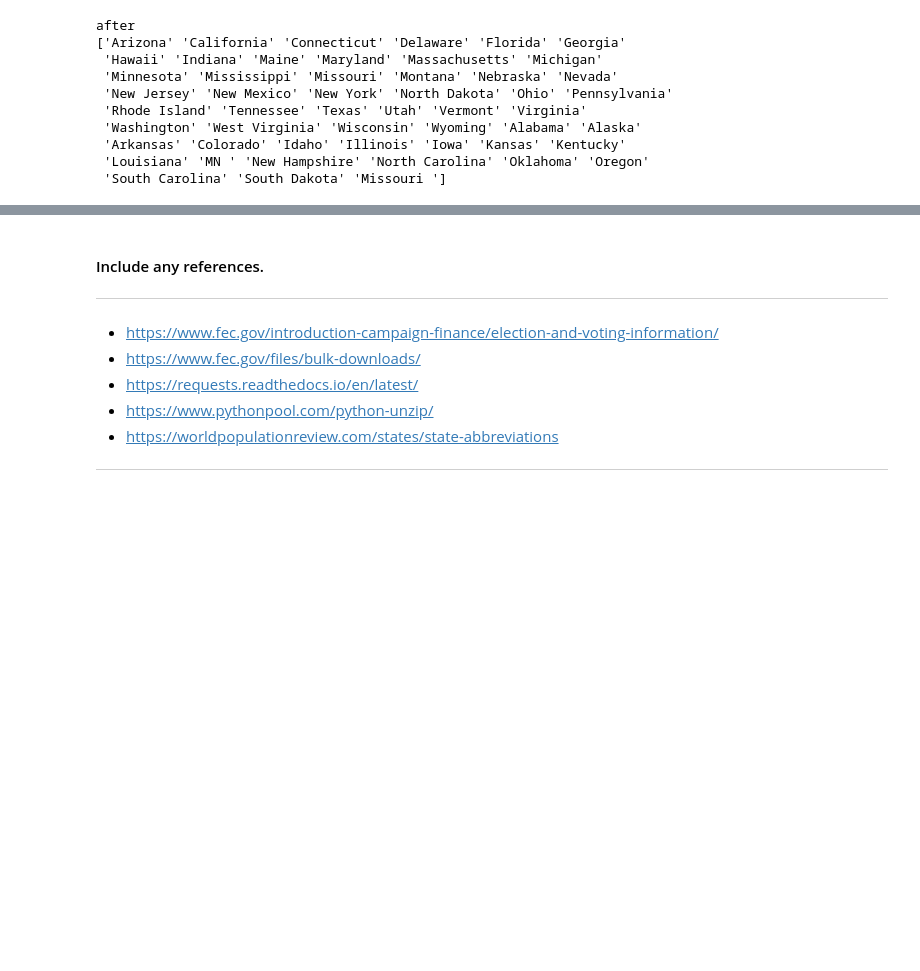
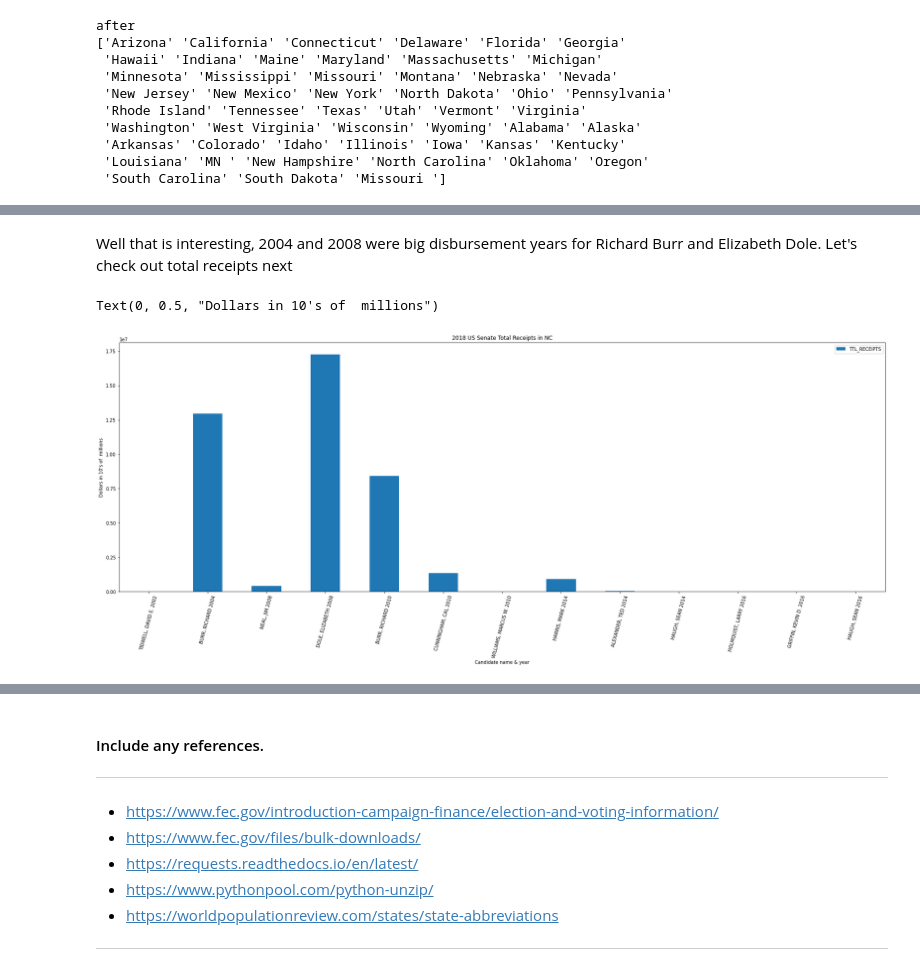
Before and after one commit to matthewasloan95/US-House-Senate-campaign-funding-vs-winning, a Jupyter notebook: Project1.ipynb, the cells around one changed output, grey strips where cells are left out. Saved outputs shown, nothing was run; the diff lists cells and outputs as text; code cells hidden in the pictures; blank space fills up the shorter version.

```diff
--- a/Project1.ipynb
+++ b/Project1.ipynb
@@ -373,0 +550,14 @@ In addition, I want columns indicating FED ID, year, and State just like the Sen
+# %% [markdown]
+Well that is interesting, 2004 and 2008 were big disbursement years for Richard Burr and Elizabeth Dole.
+Let's check out total receipts next
+# %%
+plt.rcParams['figure.figsize'] = (30,10)
+# df.loc[(df['year']==2018) & (df['state' == 'North Carolina'])].sort_values(by='TTL_DISB').plot(x='nameyear', y = 'TTL_DISB', kind='bar')
+df.loc[df['state'] == 'North Carolina'].sort_values(by='year').plot(x='nameyear', y = 'TTL_RECEIPTS', kind='bar')
+plt.xticks(rotation=75)
+plt.title('2018 US Senate Total Receipts in NC')
+plt.xlabel('Candidate name & year')
+plt.ylabel('Dollars in 10\'s of  millions')
+# %% [output]
+Text(0, 0.5, "Dollars in 10's of  millions")
+[figure, added]
```
Also changed, not shown: parts of 47 cells of this notebook, 1 other file.
